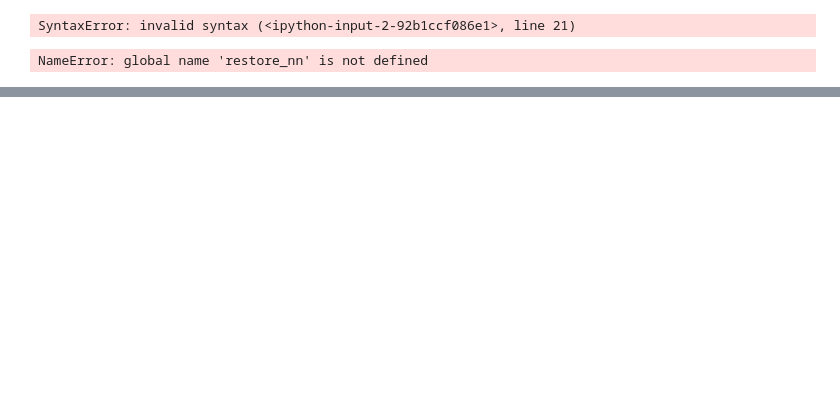
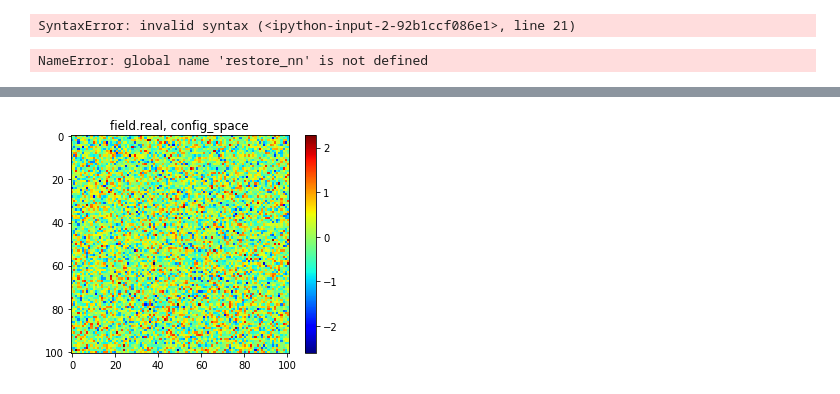
Before and after one commit to RichardFeder-zz/gan-work, a Jupyter notebook: gan_tests.ipynb, the cells around one changed output, grey strips where cells are left out. Saved outputs shown, nothing was run; the diff lists cells and outputs as text; code cells hidden in the pictures; blank space fills up the shorter version.

```diff
--- a/gan_tests.ipynb
+++ b/gan_tests.ipynb
@@ -431,3 +487,95 @@ b = np.column_stack((np.full(10, 7), np.full(10, 8)))
 
 c = np.vstack((a,b))
 # print c
+# %%
+def model0(k):
+    return k**0*0.5
+
+def gen_2Dgauss(N, Lx, Ly, model):
+
+    field = np.zeros((N,N), dtype = complex)
+
+    dkx = (2.*np.pi)/Lx
+    dky = (2.*np.pi)/Ly
+
+    for ix in range(0, N):
+        if ix <= N/2:
+            kx = ix*dkx
+        else:
+            kx = (ix-N)*dkx
+
+        for iy in range(0, N):
+            if iy <= N/2:
+                ky = iy*dky
+            else:
+                ky = (iy-N)*dky
+
+            kval = (kx**2 + ky**2)**0.5
+
+            field[ix, iy] = np.random.normal(0.,(model(kval)/2.)**0.5) + np.random.normal(0.,(model(kval)/2.)**0.5)*1j
+
+    # Now we have to set \delta(-k) = \delta^*(k)
+    # Note that \delta_n = \delta_{n+N} and therefore we have to set \delta(2dk,-dk) = \delta^*(2dk,dk)
+    for ix in range(N/2+1, N):
+
+        jx = N-ix
+
+        field[ix, 0] = field[jx, 0].real - field[jx, 0].imag*1j
+        field[0, ix] = field[0, jx].real - field[0, jx].imag*1j
+
+        for iy in range(1, N):
+
+            jy = N-iy
+
+            field[ix, iy] = field[jx, jy].real - field[jx, jy].imag*1j
+
+    if N % 2 == 0:
+        for ix in range(1, N/2):
+            jx = N-ix
+
+            field[N/2,ix] = field[N/2,jx].real - field[N/2,jx].imag*1j
+
+
+        kval = dkx*N/2
+        # Set the complex part to zero if there is no partner (note the factor of 2 difference)
+        field[0,N/2] = np.random.normal(0.,model(kval)**0.5) + 0.*1j;
+        field[N/2,0] = np.random.normal(0.,model(kval)**0.5) + 0.*1j;
+
+        kval = (dkx*N/2)*(2**0.5)
+
+        field[N/2,N/2] = np.random.normal(0.,model(kval)**0.5) + 0.*1j;
+
+    field[0,0] = 0. + 0.*1j
+
+    return field
+
+def main():
+
+    Lx = 1.
+    Ly = 1.
+    V = Lx*Ly
+    N = 101
+    dk = (2.*np.pi)/Lx
+
+    #-----------------------------------------#
+    #-- Generate Gaussian random field -------#
+    #-----------------------------------------#
+
+    kspace_field = gen_2Dgauss(N, Lx, Ly, model0)
+
+    config_field = np.fft.ifft2(kspace_field)*kspace_field.size**0.5
+
+    fig, ax = plt.subplots()
+    im = ax.imshow(config_field.real, cmap=plt.cm.jet)
+    fig.colorbar(im, ax=ax)
+    plt.title("field.real, config_space")
+    plt.show()
+
+    plt.figure()
+    plt.imshow(abs(kspace_field))
+    plt.colorbar()
+    plt.show()
+
+main()
+# %% [output]
+[figure, added]
```
Also changed, not shown: parts of 7 cells of this notebook, 2 other files.
